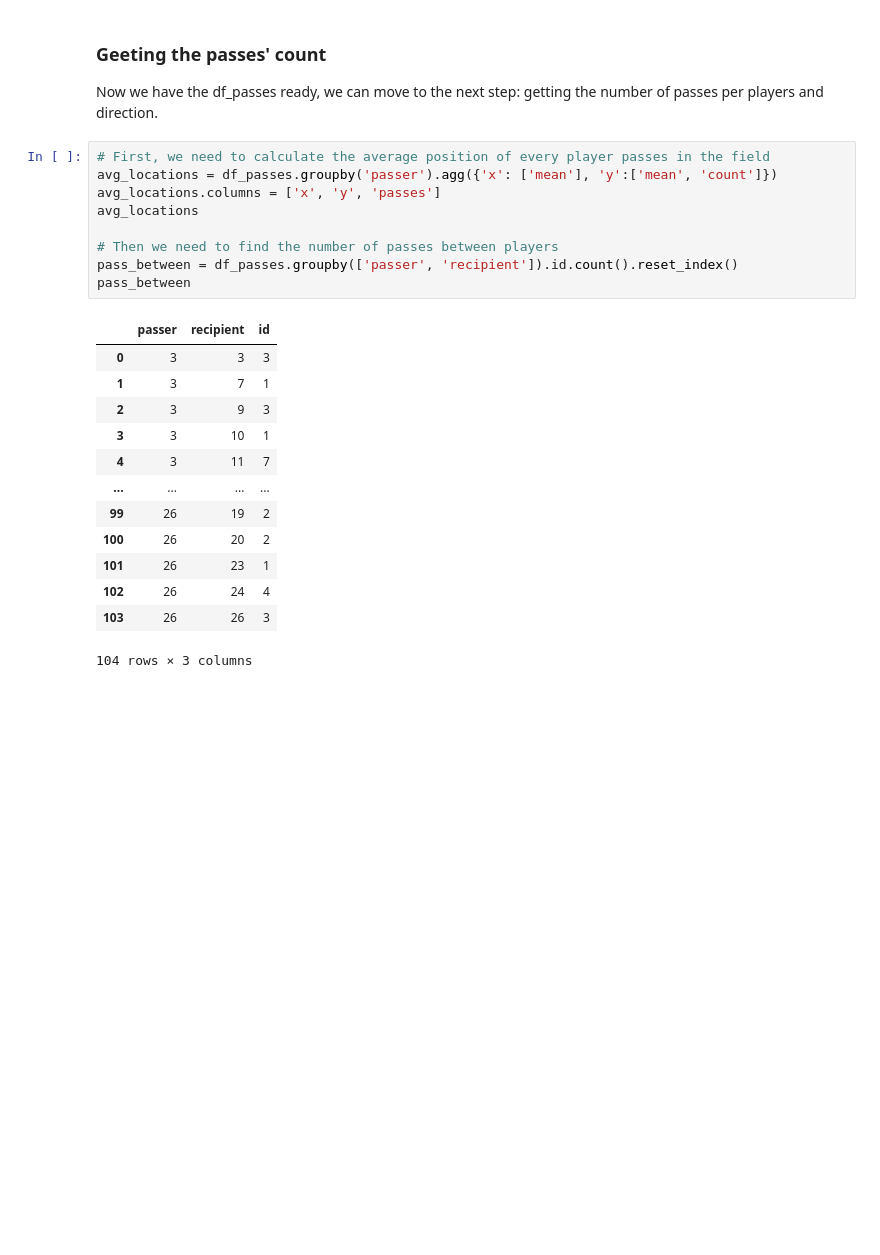
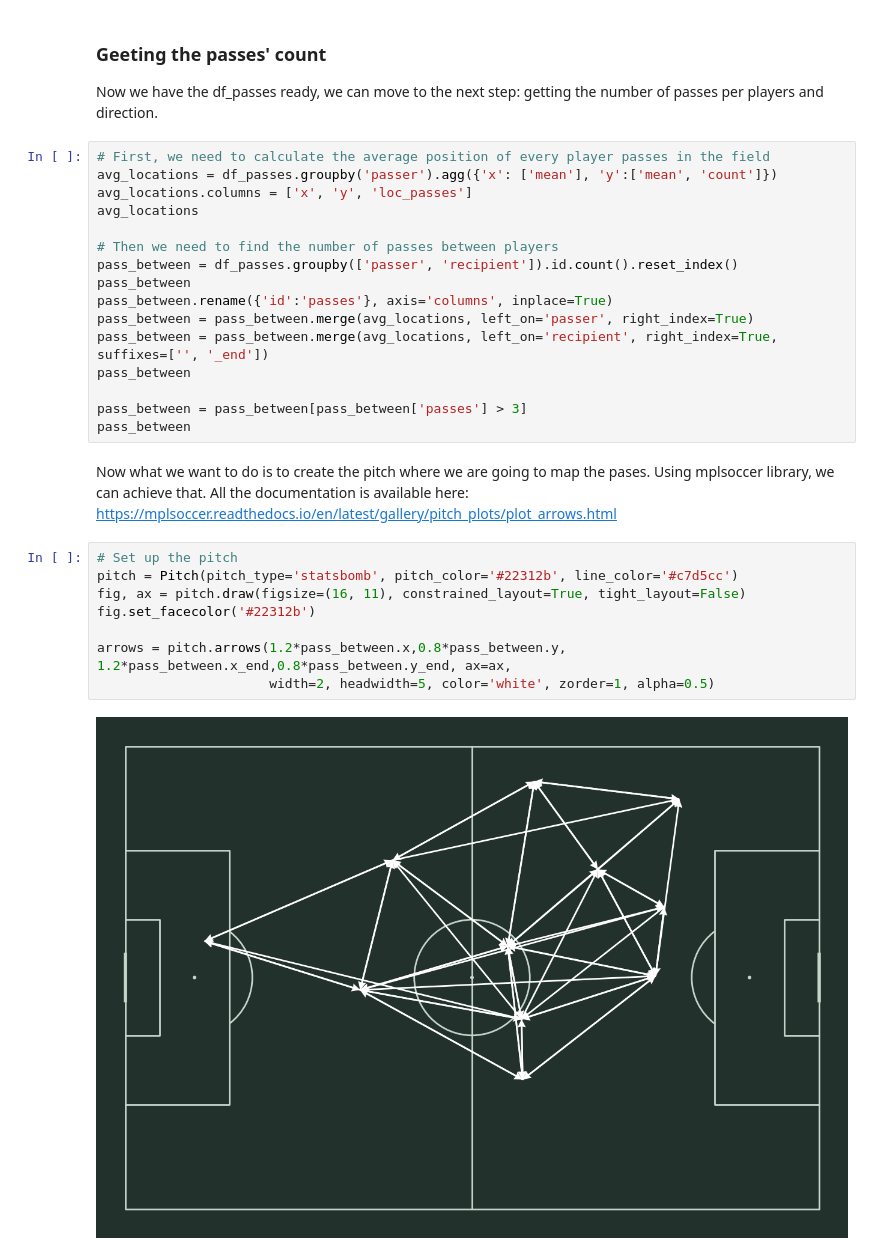
Before and after one commit to jzaldana-server84/DataAnalysisPortfolio, a Jupyter notebook: Project 1 - Football Analysis/statsbomb-data.ipynb, the cells around one changed output. Saved outputs shown, nothing was run; the diff lists cells and outputs as text; blank space fills up the shorter version.

Commit message:
Finishing pass_between df for pass mapping

```diff
--- a/Project 1 - Football Analysis/statsbomb-data.ipynb
+++ b/Project 1 - Football Analysis/statsbomb-data.ipynb
@@ -180,23 +185,28 @@ Now we have the df_passes ready, we can move to the next step: getting the numbe
 # %%
 # First, we need to calculate the average position of every player passes in the field
 avg_locations = df_passes.groupby('passer').agg({'x': ['mean'], 'y':['mean', 'count']})
-avg_locations.columns = ['x', 'y', 'passes']
+avg_locations.columns = ['x', 'y', 'loc_passes']
 avg_locations
 
 # Then we need to find the number of passes between players
 pass_between = df_passes.groupby(['passer', 'recipient']).id.count().reset_index()
 pass_between
+pass_between.rename({'id':'passes'}, axis='columns', inplace=True)
+pass_between = pass_between.merge(avg_locations, left_on='passer', right_index=True)
+pass_between = pass_between.merge(avg_locations, left_on='recipient', right_index=True, suffixes=['', '_end'])
+pass_between
+
+pass_between = pass_between[pass_between['passes'] > 3]
+pass_between
-# %% [output]
-|  | passer | recipient | id |
-| 0 | 3 | 3 | 3 |
-| 1 | 3 | 7 | 1 |
-| 2 | 3 | 9 | 3 |
-| 3 | 3 | 10 | 1 |
-| 4 | 3 | 11 | 7 |
-| ... | ... | ... | ... |
-| 99 | 26 | 19 | 2 |
-| 100 | 26 | 20 | 2 |
-| 101 | 26 | 23 | 1 |
-| 102 | 26 | 24 | 4 |
-| 103 | 26 | 26 | 3 |
-104 rows × 3 columns
+# %% [markdown]
+Now what we want to do is to create the pitch where we are going to map the pases. Using mplsoccer library, we can achieve that. All the documentation is available here: https://mplsoccer.readthedocs.io/en/latest/gallery/pitch_plots/plot_arrows.html
+# %%
+# Set up the pitch
+pitch = Pitch(pitch_type='statsbomb', pitch_color='#22312b', line_color='#c7d5cc')
+fig, ax = pitch.draw(figsize=(16, 11), constrained_layout=True, tight_layout=False)
+fig.set_facecolor('#22312b')
+
+arrows = pitch.arrows(1.2*pass_between.x,0.8*pass_between.y, 1.2*pass_between.x_end,0.8*pass_between.y_end, ax=ax,
+                      width=2, headwidth=5, color='white', zorder=1, alpha=0.5)
+# %% [output]
+[figure, added]
```
Also changed, not shown: parts of 1 cell of this notebook.
